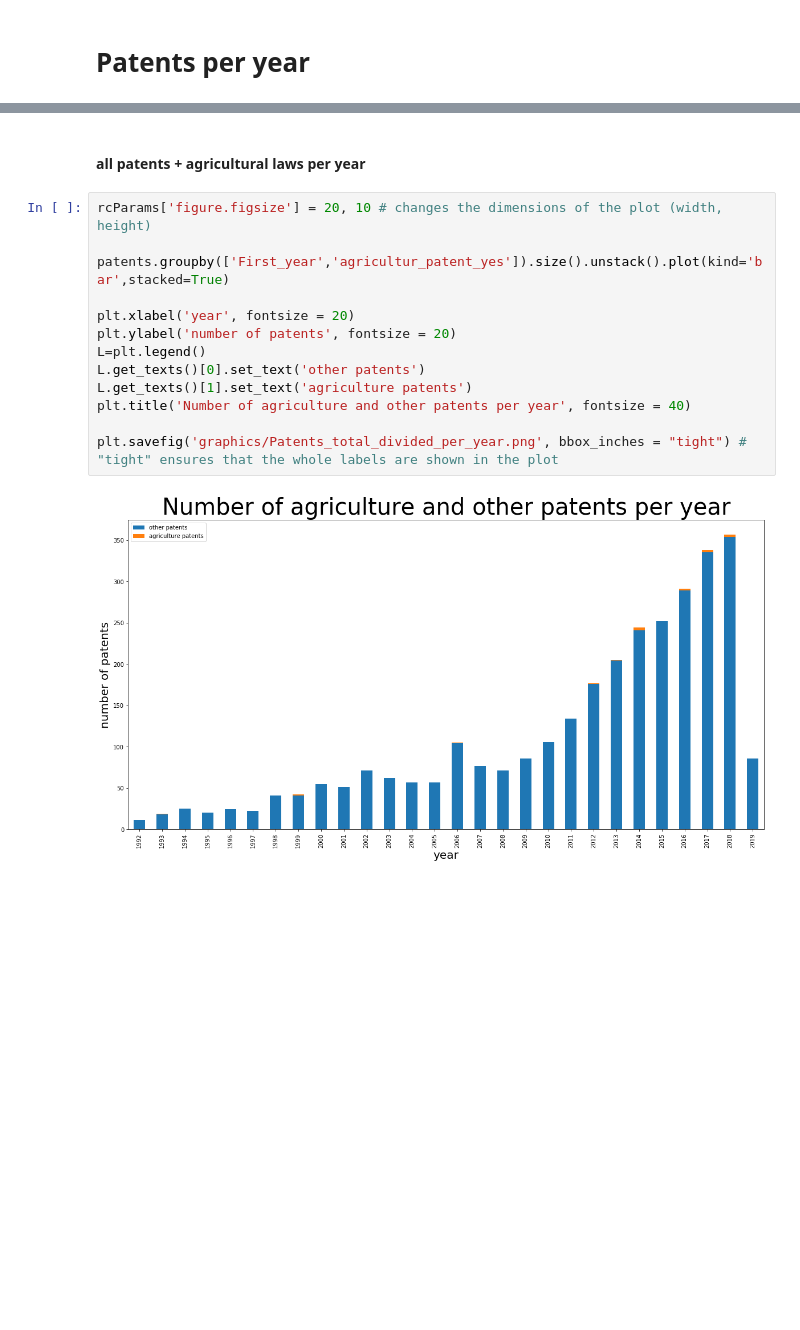
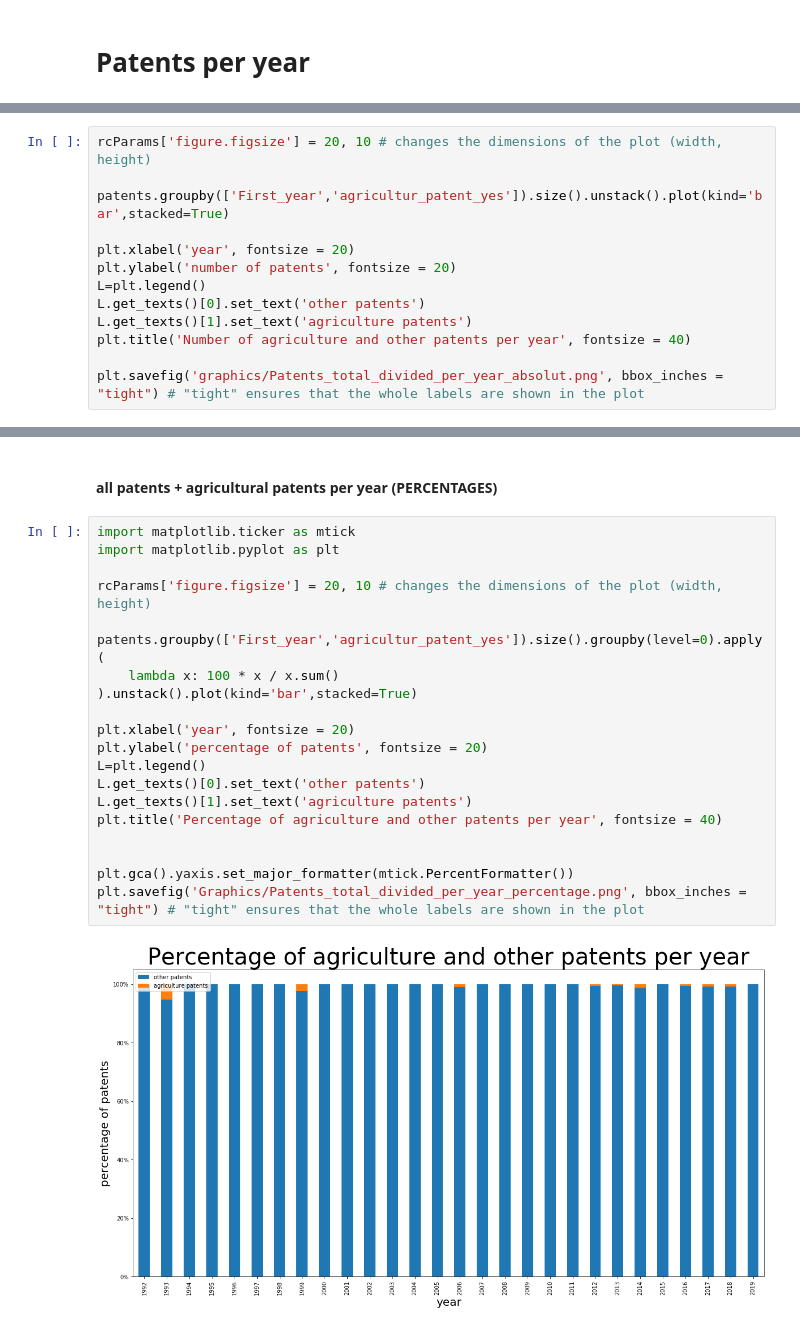
Before and after one commit to pedrohserrano/agritech-policy-data-analysis, a Jupyter notebook: 3) Analysis - Patents.ipynb, the cells around one changed output, grey strips where cells are left out. Drawn from its saved outputs; the diff is of its cells as text; blank space fills up the shorter version.

Commit message:
Graphs with percentages + new keywords patents

```diff
--- a/3) Analysis - Patents.ipynb
+++ b/3) Analysis - Patents.ipynb
@@ -172,0 +175,13 @@ Text(0.5, 1.0, 'Total number of agriculture and other patents')
+# %%
+rcParams['figure.figsize'] = 20, 10 # changes the dimensions of the plot (width, height)
+
+patents.groupby(['First_year','agricultur_patent_yes']).size().unstack().plot(kind='bar',stacked=True)
+
+plt.xlabel('year', fontsize = 20)
+plt.ylabel('number of patents', fontsize = 20)
+L=plt.legend()
+L.get_texts()[0].set_text('other patents')
+L.get_texts()[1].set_text('agriculture patents')
+plt.title('Number of agriculture and other patents per year', fontsize = 40)
+
+plt.savefig('graphics/Patents_total_divided_per_year_absolut.png', bbox_inches = "tight") # "tight" ensures that the whole labels are shown in the plot
@@ -173,17 +190,24 @@ Text(0.5, 1.0, 'Total number of agriculture and other patents')
 # %% [markdown]
-#### all patents + agricultural laws per year
+#### all patents + agricultural patents per year (PERCENTAGES)
 # %%
+import matplotlib.ticker as mtick
+import matplotlib.pyplot as plt
+
 rcParams['figure.figsize'] = 20, 10 # changes the dimensions of the plot (width, height)
 
-patents.groupby(['First_year','agricultur_patent_yes']).size().unstack().plot(kind='bar',stacked=True)
+patents.groupby(['First_year','agricultur_patent_yes']).size().groupby(level=0).apply(
+    lambda x: 100 * x / x.sum()
+).unstack().plot(kind='bar',stacked=True)
 
 plt.xlabel('year', fontsize = 20)
-plt.ylabel('number of patents', fontsize = 20)
+plt.ylabel('percentage of patents', fontsize = 20)
 L=plt.legend()
 L.get_texts()[0].set_text('other patents')
 L.get_texts()[1].set_text('agriculture patents')
-plt.title('Number of agriculture and other patents per year', fontsize = 40)
+plt.title('Percentage of agriculture and other patents per year', fontsize = 40)
 
-plt.savefig('graphics/Patents_total_divided_per_year.png', bbox_inches = "tight") # "tight" ensures that the whole labels are shown in the plot
+
+plt.gca().yaxis.set_major_formatter(mtick.PercentFormatter())
+plt.savefig('Graphics/Patents_total_divided_per_year_percentage.png', bbox_inches = "tight") # "tight" ensures that the whole labels are shown in the plot
 # %% [output]
-[figure, old version]
+[figure, new version]
```
Also changed, not shown: parts of 8 cells of this notebook, 9 other files.
